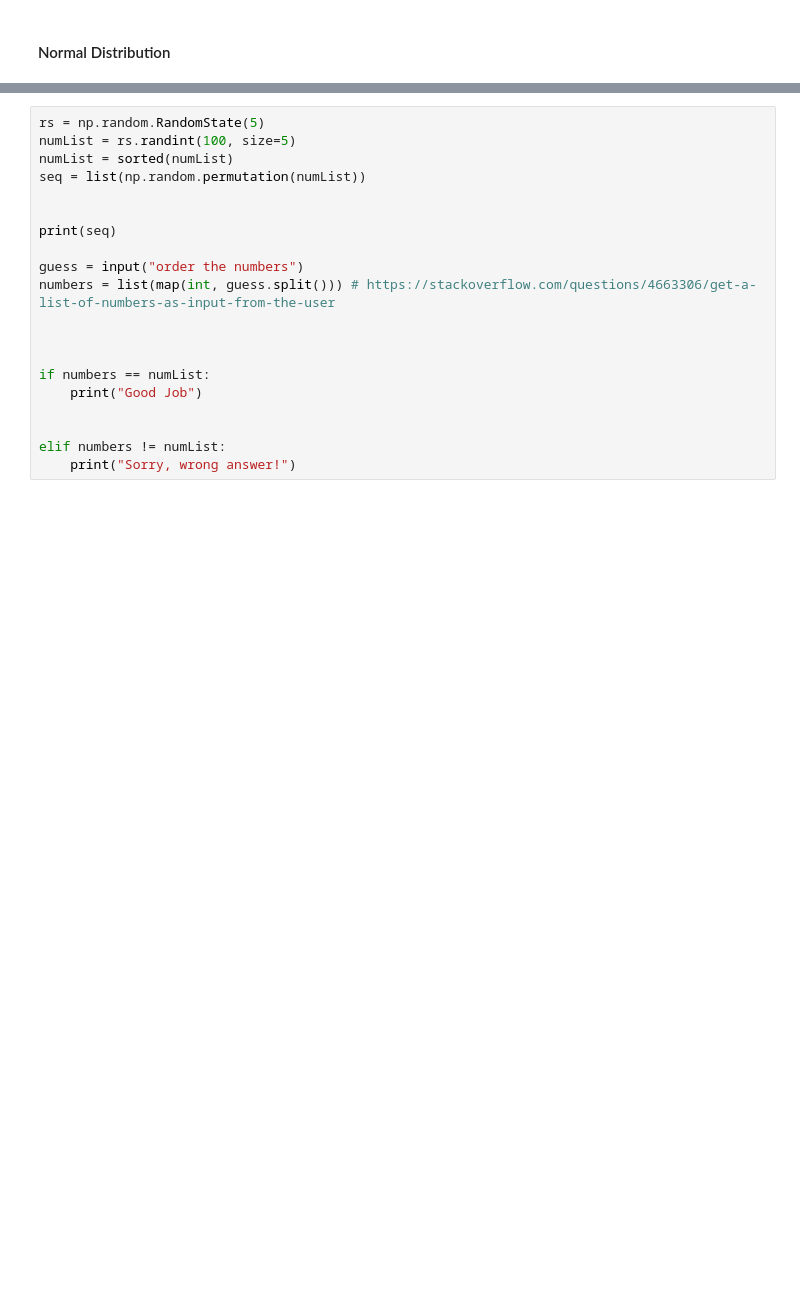
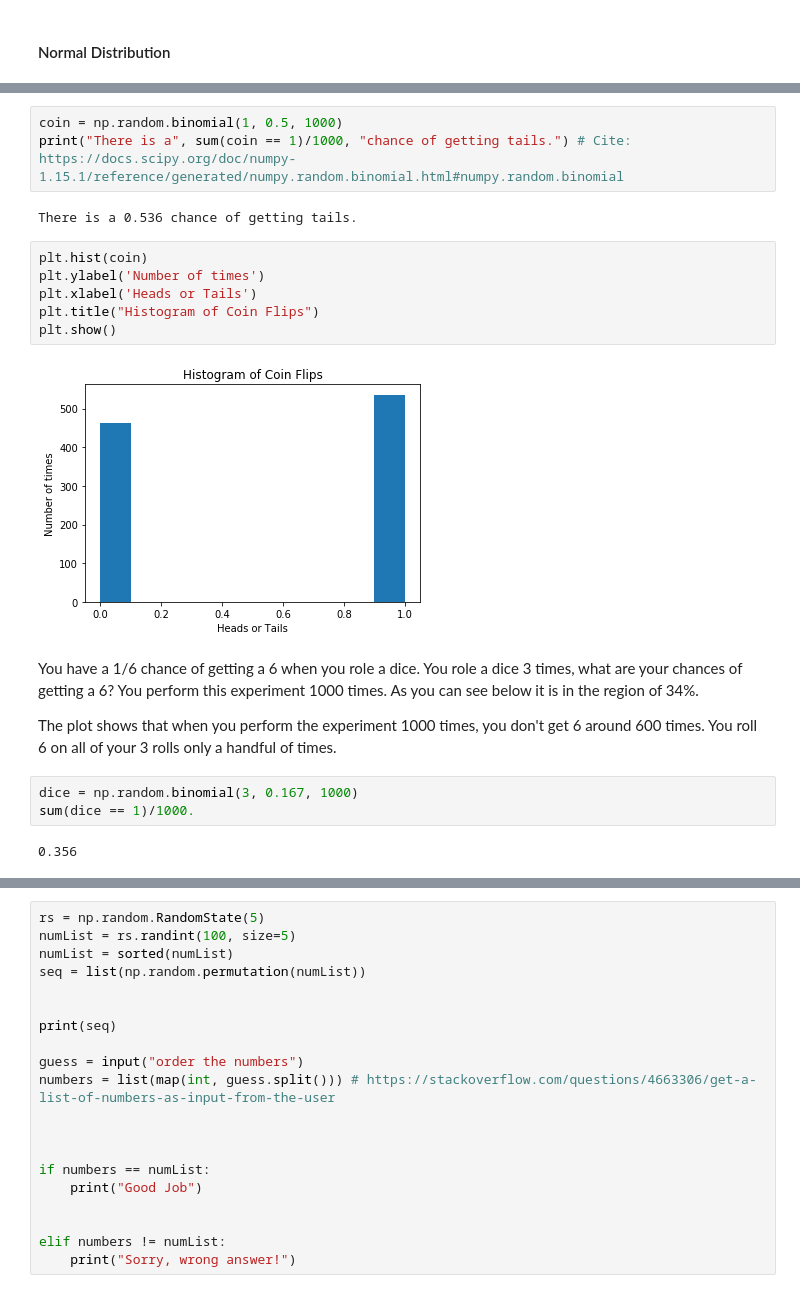
Before and after one commit to dermotkel/programming-for-data-analysis, a Jupyter notebook: Simple Random Data.ipynb, the cells around one changed output, grey strips where cells are left out. Drawn from its saved outputs; the diff is of its cells as text; blank space fills up the shorter version.

```diff
--- a/Simple Random Data.ipynb
+++ b/Simple Random Data.ipynb
@@ -364,0 +413,23 @@ print(np.mean(lotto))
+# %%
+coin = np.random.binomial(1, 0.5, 1000)
+print("There is a", sum(coin == 1)/1000, "chance of getting tails.") # Cite: https://docs.scipy.org/doc/numpy-1.15.1/reference/generated/numpy.random.binomial.html#numpy.random.binomial
+# %% [output]
+There is a 0.536 chance of getting tails.
+# %%
+plt.hist(coin)
+plt.ylabel('Number of times')
+plt.xlabel('Heads or Tails')
+plt.title("Histogram of Coin Flips")
+plt.show()
+# %% [output]
+[figure, added]
+# %% [markdown]
+You have a 1/6 chance of getting a 6 when you role a dice. You role a dice 3 times, what are your chances of getting a 6?
+You perform this experiment 1000 times. As you can see below it is in the region of 34%.
+
+The plot shows that when you perform the experiment 1000 times, you don't get 6 around 600 times. You roll 6 on all of your 3 rolls only  a handful of times.
+# %%
+dice = np.random.binomial(3, 0.167, 1000)
+sum(dice == 1)/1000.
+# %% [output]
+0.356
```
Also changed, not shown: parts of 9 cells of this notebook, 1 other file.
